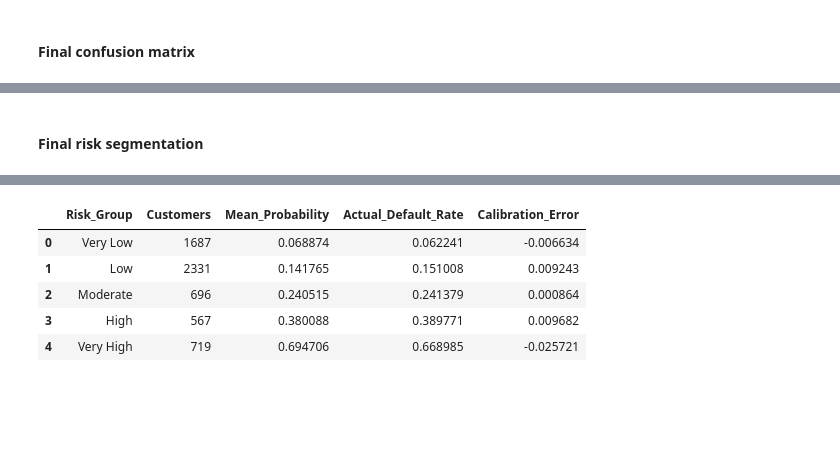
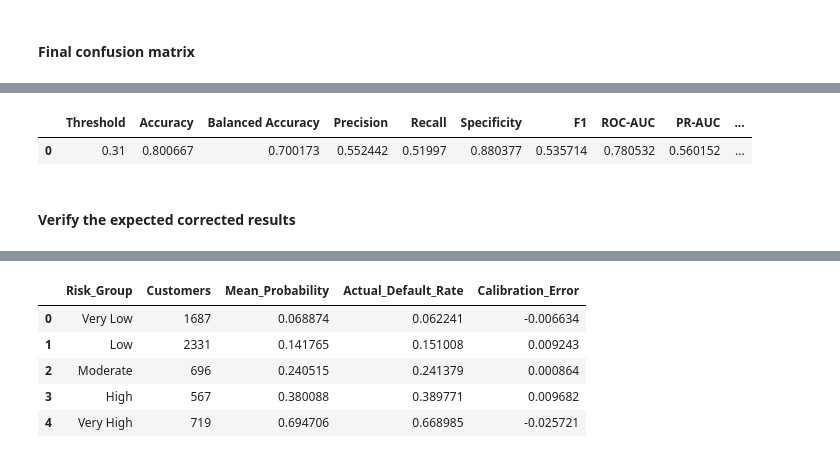
Before and after one commit to chamudi01/Credit-Risk-Scoring-System, a Jupyter notebook: notebooks/11_Final_Conclusions_and_Reproducibility.ipynb, the cells around one changed output, grey strips where cells are left out. Cells and saved outputs as stored; diff of their text form; code cells hidden in the pictures; blank space fills up the shorter version.

```diff
--- a/notebooks/11_Final_Conclusions_and_Reproducibility.ipynb
+++ b/notebooks/11_Final_Conclusions_and_Reproducibility.ipynb
@@ -329,2 +179,56 @@ Permutation Importance Top Features:
-# %% [markdown]
-#### Final risk segmentation
+# %%
+specificity = tn / (tn + fp)
+
+final_metrics = {
+    "Threshold": SELECTED_THRESHOLD,
+    "Accuracy": accuracy_score(y_test, test_predictions),
+    "Balanced Accuracy": balanced_accuracy_score(
+        y_test,
+        test_predictions
+    ),
+    "Precision": precision_score(
+        y_test,
+        test_predictions,
+        zero_division=0
+    ),
+    "Recall": recall_score(
+        y_test,
+        test_predictions,
+        zero_division=0
+    ),
+    "Specificity": specificity,
+    "F1": f1_score(
+        y_test,
+        test_predictions,
+        zero_division=0
+    ),
+    "ROC-AUC": roc_auc_score(
+        y_test,
+        test_prob
+    ),
+    "PR-AUC": average_precision_score(
+        y_test,
+        test_prob
+    ),
+    "Brier Score": brier_score_loss(
+        y_test,
+        test_prob
+    ),
+    "Log Loss": log_loss(
+        y_test,
+        test_prob
+    ),
+    "TN": int(tn),
+    "FP": int(fp),
+    "FN": int(fn),
+    "TP": int(tp)
+}
+
+final_metrics_df = pd.DataFrame([final_metrics])
+
+display(final_metrics_df)
+# %% [output]
+|  | Threshold | Accuracy | Balanced Accuracy | Precision | Recall | Specificity | F1 | ROC-AUC | PR-AUC | ... |
+| 0 | 0.31 | 0.800667 | 0.700173 | 0.552442 | 0.51997 | 0.880377 | 0.535714 | 0.780532 | 0.560152 | ... |
+# %% [markdown]
+#### Verify the expected corrected results
```
Also changed, not shown: parts of 37 cells of this notebook, 6 other files.
